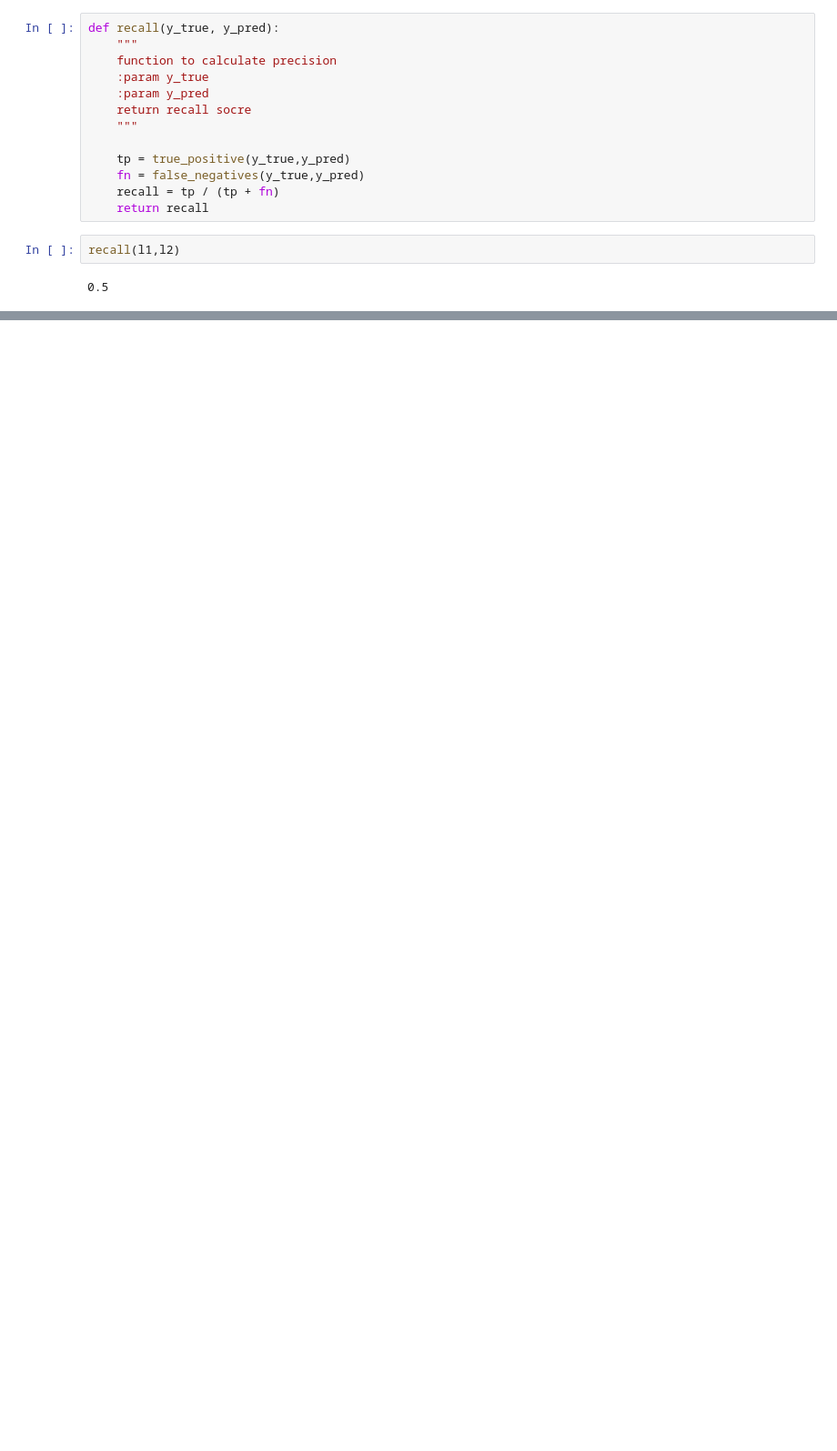
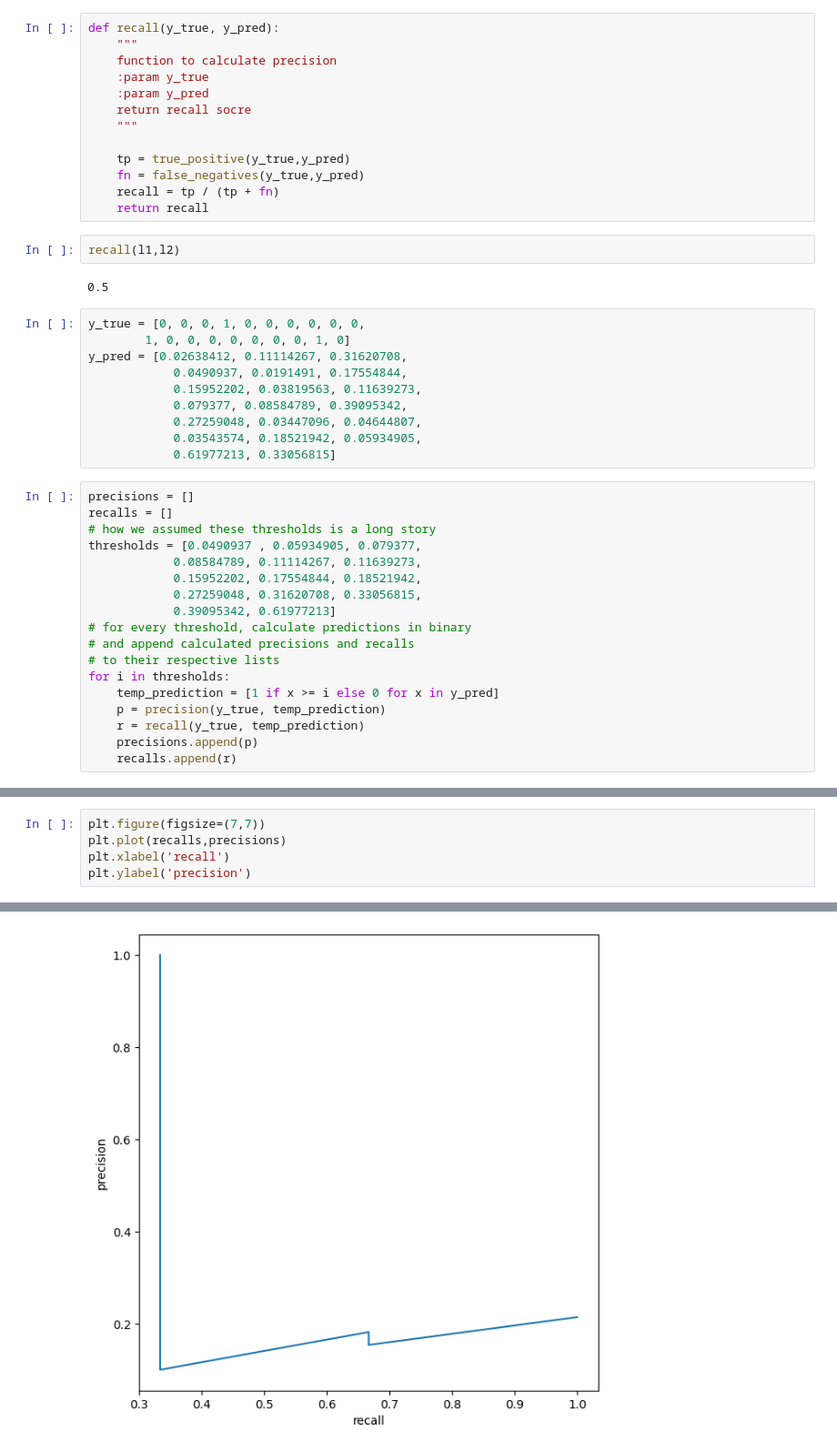
Before and after one commit to dwlarson10/aamlp, a Jupyter notebook: Chapters/Chapter3-Evaluation.ipynb, the cells around one changed output, grey strips where cells are left out. Shown: that part at 91% size. Saved outputs shown, nothing was run; the diff lists cells and outputs as text; blank space fills up the shorter version.

```diff
--- a/Chapters/Chapter3-Evaluation.ipynb
+++ b/Chapters/Chapter3-Evaluation.ipynb
@@ -129,3 +129,31 @@ def recall(y_true, y_pred):
 recall(l1,l2)
 # %% [output]
 0.5
+# %%
+y_true = [0, 0, 0, 1, 0, 0, 0, 0, 0, 0,
+        1, 0, 0, 0, 0, 0, 0, 0, 1, 0]
+y_pred = [0.02638412, 0.11114267, 0.31620708,
+            0.0490937, 0.0191491, 0.17554844,
+            0.15952202, 0.03819563, 0.11639273,
+            0.079377, 0.08584789, 0.39095342,
+            0.27259048, 0.03447096, 0.04644807,
+            0.03543574, 0.18521942, 0.05934905,
+            0.61977213, 0.33056815]
+# %%
+precisions = []
+recalls = []
+# how we assumed these thresholds is a long story
+thresholds = [0.0490937 , 0.05934905, 0.079377,
+            0.08584789, 0.11114267, 0.11639273,
+            0.15952202, 0.17554844, 0.18521942,
+            0.27259048, 0.31620708, 0.33056815,
+            0.39095342, 0.61977213]
+# for every threshold, calculate predictions in binary
+# and append calculated precisions and recalls
+# to their respective lists
+for i in thresholds:
+    temp_prediction = [1 if x >= i else 0 for x in y_pred]
+    p = precision(y_true, temp_prediction)
+    r = recall(y_true, temp_prediction)
+    precisions.append(p)
+    recalls.append(r)
@@ -131,0 +164,6 @@ recall(l1,l2)
+# %%
+plt.figure(figsize=(7,7))
+plt.plot(recalls,precisions)
+plt.xlabel('recall')
+plt.ylabel('precision')
+# %% [output]
@@ -131,0 +171 @@ recall(l1,l2)
+[figure, added]
```
Also changed, not shown: parts of 18 cells of this notebook, 1 other file.
